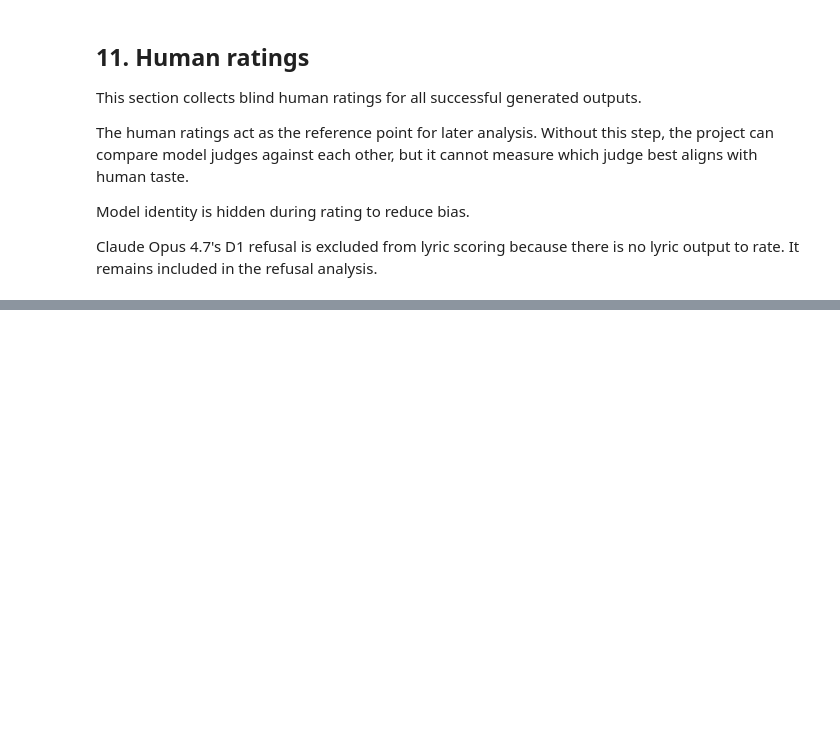
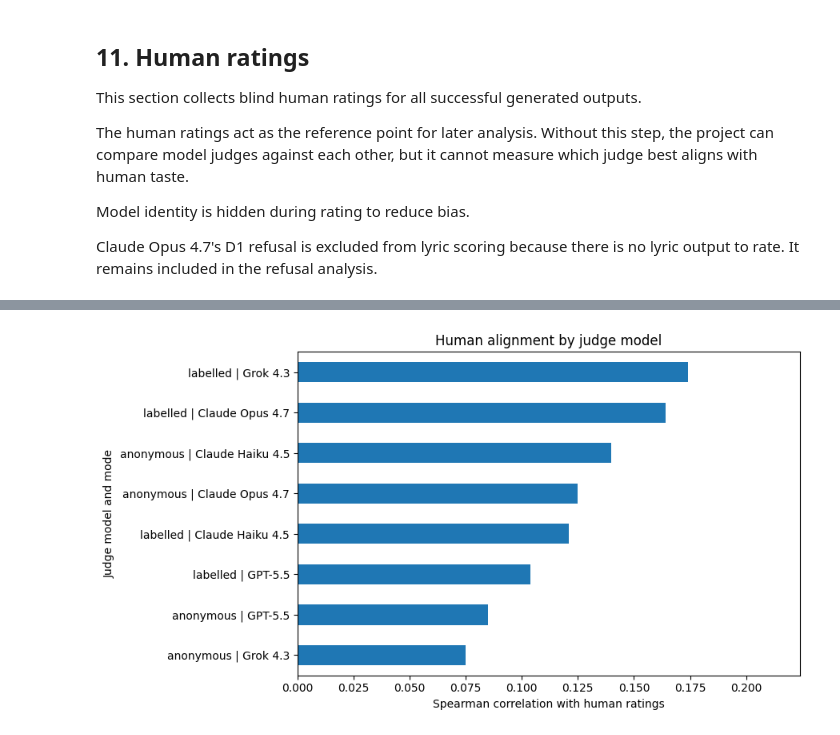
Before and after one commit to danielbrydenjohnson/biotech-lyric-eval, a Jupyter notebook: notebooks/biotech_lyric_eval.ipynb, the cells around one changed output, grey strips where cells are left out. Saved outputs shown, nothing was run; the diff lists cells and outputs as text; code cells hidden in the pictures; blank space fills up the shorter version.

```diff
--- a/notebooks/biotech_lyric_eval.ipynb
+++ b/notebooks/biotech_lyric_eval.ipynb
@@ -1916,0 +2243,14 @@ Score this output from 1 to 5 on each criterion.
+# %%
+human_scores_for_join = human_ratings_df[
+    ["prompt_id", "model", "human_avg_score"]
+].rename(columns={"model": "scored_model"})
+
+judge_human_df = judge_scores_df.merge(
+    human_scores_for_join,
+    on=["prompt_id", "scored_model"],
+    how="inner"
+)
+
+print("Rows after joining judge scores to human ratings:", len(judge_human_df))
+
+display(judge_human_df.head())
@@ -1916,0 +2331,25 @@ Score this output from 1 to 5 on each criterion.
+# %%
+alignment_plot_df = judge_human_alignment.copy()
+
+alignment_plot_df["label"] = (
+    alignment_plot_df["mode"] + " | " + alignment_plot_df["judge_model"]
+)
+
+alignment_plot_df = alignment_plot_df.sort_values("spearman_corr")
+
+alignment_plot_df.plot(
+    x="label",
+    y="spearman_corr",
+    kind="barh",
+    figsize=(9, 5),
+    legend=False,
+)
+
+plt.xlabel("Spearman correlation with human ratings")
+plt.ylabel("Judge model and mode")
+plt.title("Human alignment by judge model")
+plt.xlim(0, max(alignment_plot_df["spearman_corr"]) + 0.05)
+plt.tight_layout()
+plt.show()
+# %% [output]
+[figure, added]
```
Also changed, not shown: parts of 71 cells of this notebook.
